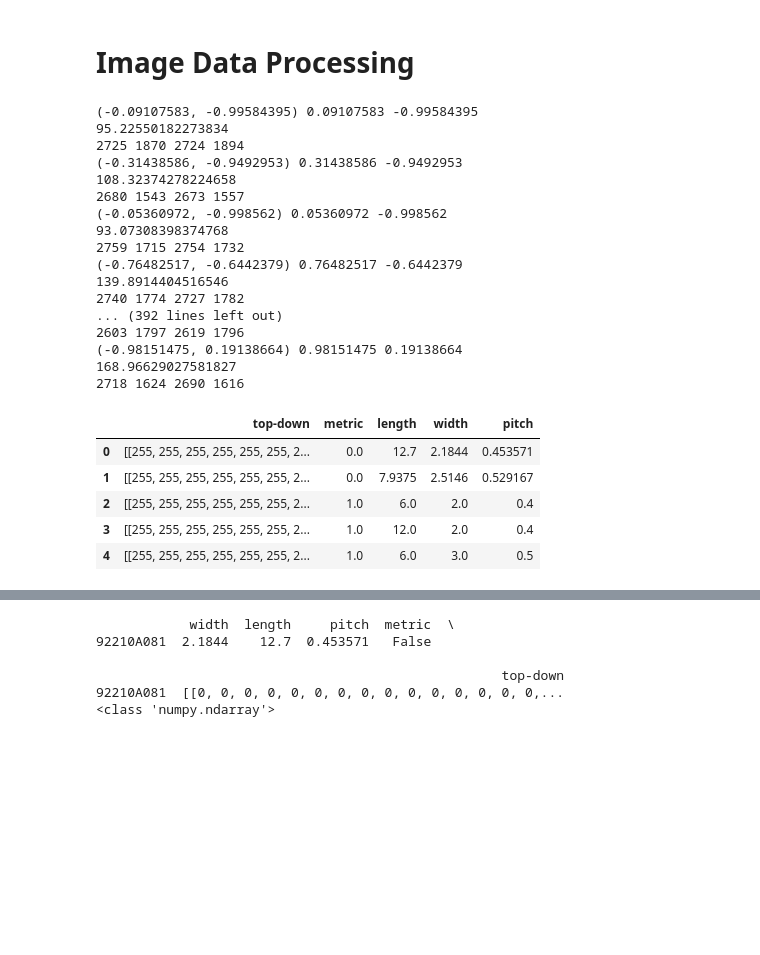
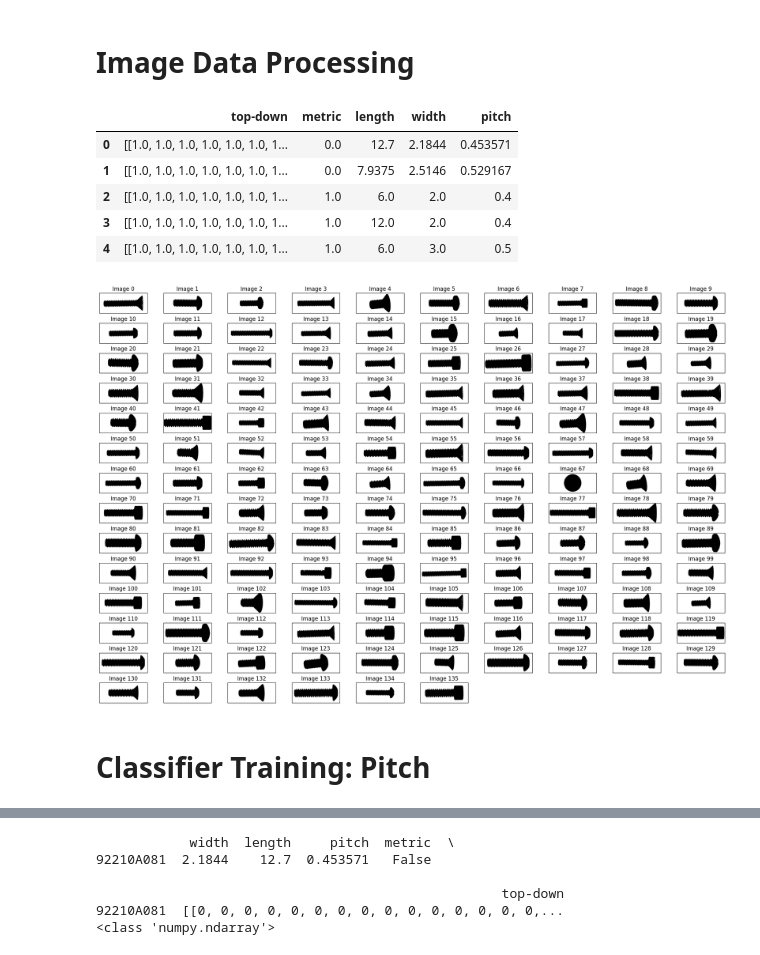
Before and after one commit to Evanyl/screw-sorter-sw, a Jupyter notebook: screw_sorter_pipeline.ipynb, the cells around one changed output, grey strips where cells are left out. Drawn from its saved outputs; the diff is of its cells as text; code cells hidden in the pictures; blank space fills up the shorter version.

Commit message:
first cycle of importing, cleaning, training implemented

```diff
--- a/screw_sorter_pipeline.ipynb
+++ b/screw_sorter_pipeline.ipynb
@@ -252,43 +332,47 @@ class ShapeTransformer(BaseEstimator, TransformerMixin):
 # %%
 img_feats = ["top-down"]
 ohe_feats = ["metric"]
 pth_feats = ["length", "width", "pitch"]
 
 ct = make_column_transformer(
-       (AlignCropTransformer(),              img_feats),
-       (OneHotEncoder(drop="if_binary"), ohe_feats),
-       ('passthrough',                   pth_feats)
+       (make_pipeline(AlignCropTransformer(),
+                      UniformShapeTransformer(),
+                      NormalizeIntensityTransformer()), img_feats),
+       (OneHotEncoder(drop="if_binary"),                ohe_feats),
+       ('passthrough',                                  pth_feats)
      )
 
 column_names = (
     img_feats
     + ohe_feats
     + pth_feats
 )
 
 transformed = pd.DataFrame(ct.fit_transform(label_set_persistent), columns=column_names)
 transformed.head()
 # %% [output]
-(-0.09107583, -0.99584395) 0.09107583 -0.99584395
-95.22550182273834
-2725 1870 2724 1894
-(-0.31438586, -0.9492953) 0.31438586 -0.9492953
-108.32374278224658
-2680 1543 2673 1557
-(-0.05360972, -0.998562) 0.05360972 -0.998562
-93.07308398374768
-2759 1715 2754 1732
-(-0.76482517, -0.6442379) 0.76482517 -0.6442379
-139.8914404516546
-2740 1774 2727 1782
-... (392 lines left out)
-2603 1797 2619 1796
-(-0.98151475, 0.19138664) 0.98151475 0.19138664
-168.96629027581827
-2718 1624 2690 1616
 |  | top-down | metric | length | width | pitch |
-| 0 | [[255, 255, 255, 255, 255, 255, 2... | 0.0 | 12.7 | 2.1844 | 0.453571 |
-| 1 | [[255, 255, 255, 255, 255, 255, 2... | 0.0 | 7.9375 | 2.5146 | 0.529167 |
-| 2 | [[255, 255, 255, 255, 255, 255, 2... | 1.0 | 6.0 | 2.0 | 0.4 |
-| 3 | [[255, 255, 255, 255, 255, 255, 2... | 1.0 | 12.0 | 2.0 | 0.4 |
-| 4 | [[255, 255, 255, 255, 255, 255, 2... | 1.0 | 6.0 | 3.0 | 0.5 |
+| 0 | [[1.0, 1.0, 1.0, 1.0, 1.0, 1.0, 1... | 0.0 | 12.7 | 2.1844 | 0.453571 |
+| 1 | [[1.0, 1.0, 1.0, 1.0, 1.0, 1.0, 1... | 0.0 | 7.9375 | 2.5146 | 0.529167 |
+| 2 | [[1.0, 1.0, 1.0, 1.0, 1.0, 1.0, 1... | 1.0 | 6.0 | 2.0 | 0.4 |
+| 3 | [[1.0, 1.0, 1.0, 1.0, 1.0, 1.0, 1... | 1.0 | 12.0 | 2.0 | 0.4 |
+| 4 | [[1.0, 1.0, 1.0, 1.0, 1.0, 1.0, 1... | 1.0 | 6.0 | 3.0 | 0.5 |
+# %%
+def img_grid(col):
+  fig = plt.figure(figsize=(20,15))
+  columns = 10
+  rows = 16
+  for i, img in enumerate(col):
+    ax = fig.add_subplot(rows, columns, i+1)
+    ax.set_title("Image {i}".format(i=i))
+    ax.set_xticks([])
+    ax.set_yticks([])
+    plt.imshow(img, cmap="gray")
+  fig.tight_layout()
+  return fig
+
+plt.show(img_grid(transformed.iloc[:,0]))
+# %% [output]
+[figure, added]
+# %% [markdown]
+# Classifier Training: Pitch
```
Also changed, not shown: parts of 14 cells of this notebook.
